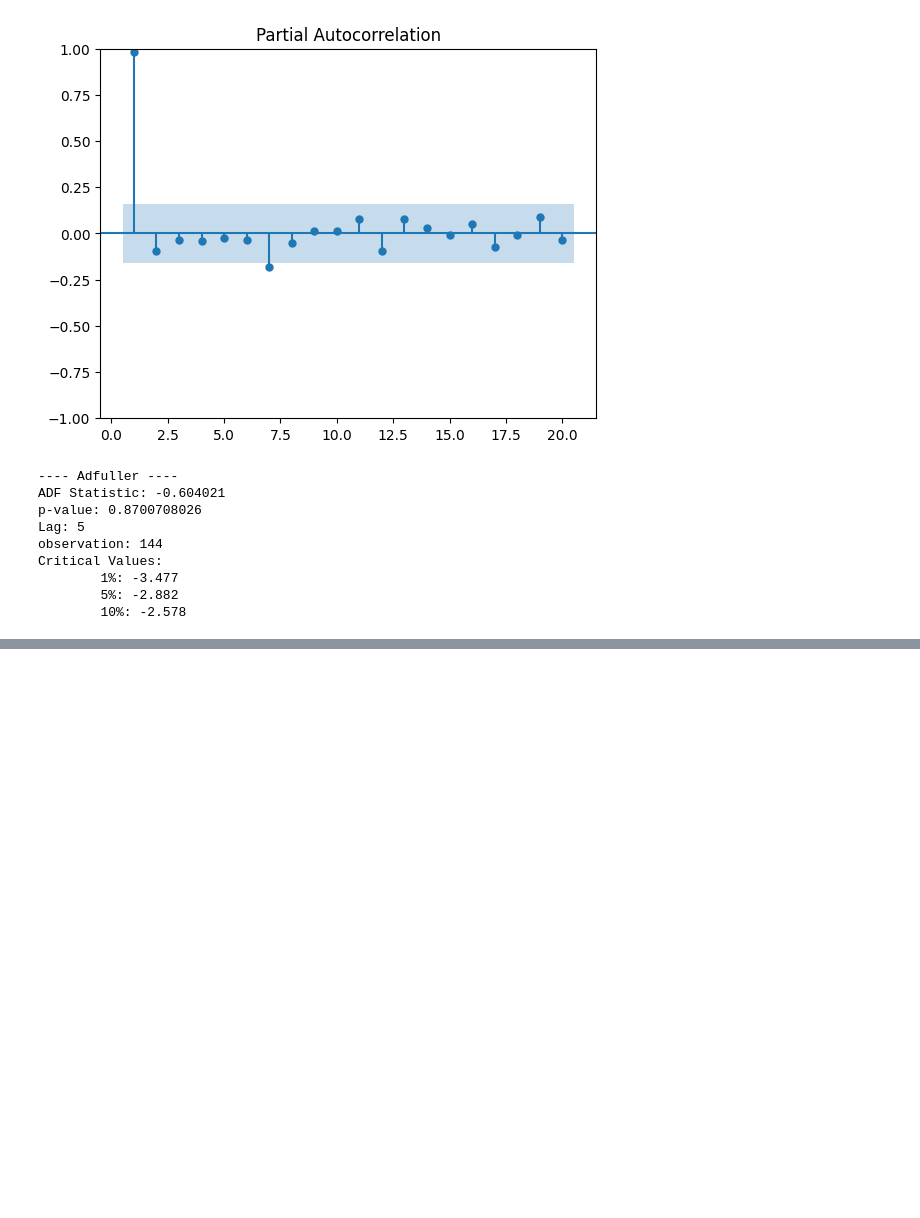
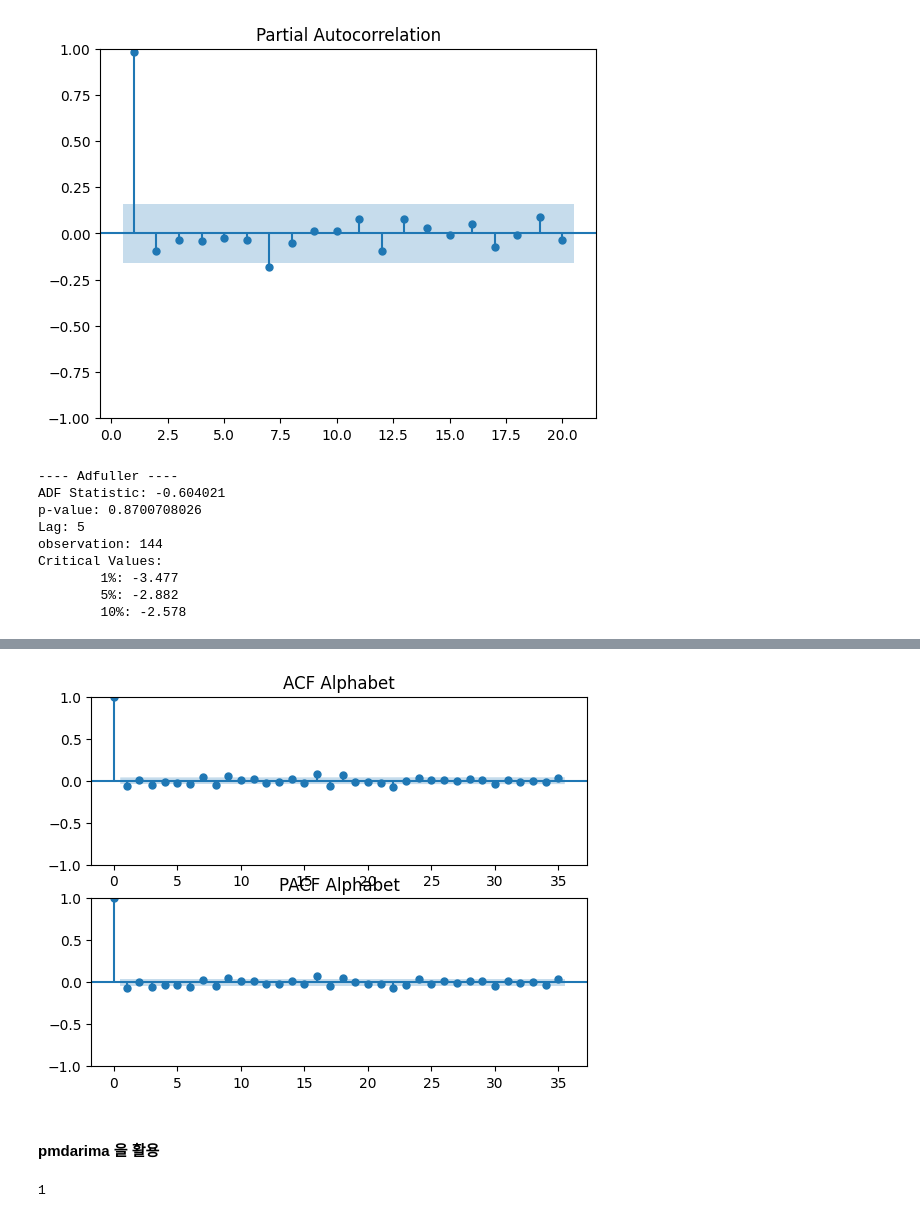
Before and after one commit to MaGeonHu/ML_study, a Jupyter notebook: 시계열예측.ipynb, the cells around one changed output, grey strips where cells are left out. Cells and saved outputs as stored; diff of their text form; code cells hidden in the pictures; blank space fills up the shorter version.

```diff
--- a/시계열예측.ipynb
+++ b/시계열예측.ipynb
@@ -46,0 +152,29 @@ Critical Values:
+# %%
+import statsmodels.graphics.tsaplots as sgt
+import matplotlib.pyplot as plt
+
+## Close
+fig = plt.figure()
+ax1 = fig.add_subplot(2, 1, 1)
+ax2 = fig.add_subplot(2, 1, 2)
+
+sgt.plot_acf(df_diff1, ax=ax1)
+ax1.set_title("ACF Alphabet")
+
+
+sgt.plot_pacf(df_diff1,method = ('ols'), ax=ax2)
+ax2.set_title("PACF Alphabet")
+
+plt.show()
+# %% [output]
+[figure, added]
+# %% [markdown]
+#### pmdarima 을 활용
+# %%
+import pmdarima as pm
+from pmdarima.arima import ndiffs
+
+n_diffs = ndiffs(df['Adj Close'])
+n_diffs
+# %% [output]
+1
```
Also changed, not shown: parts of 27 cells of this notebook, 2 other files.
